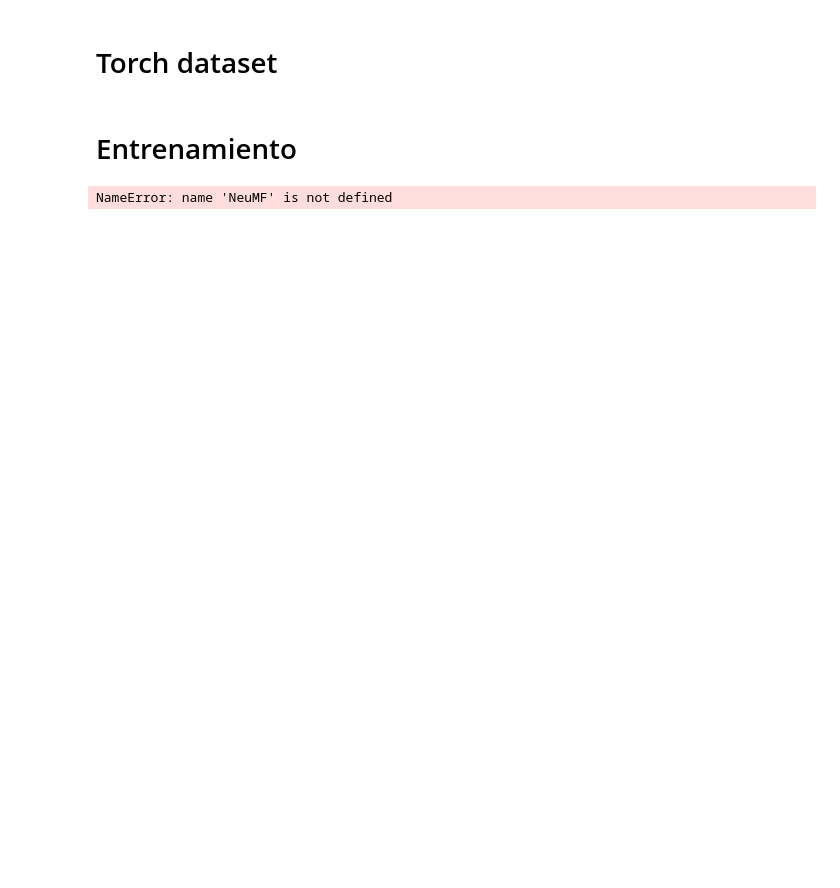
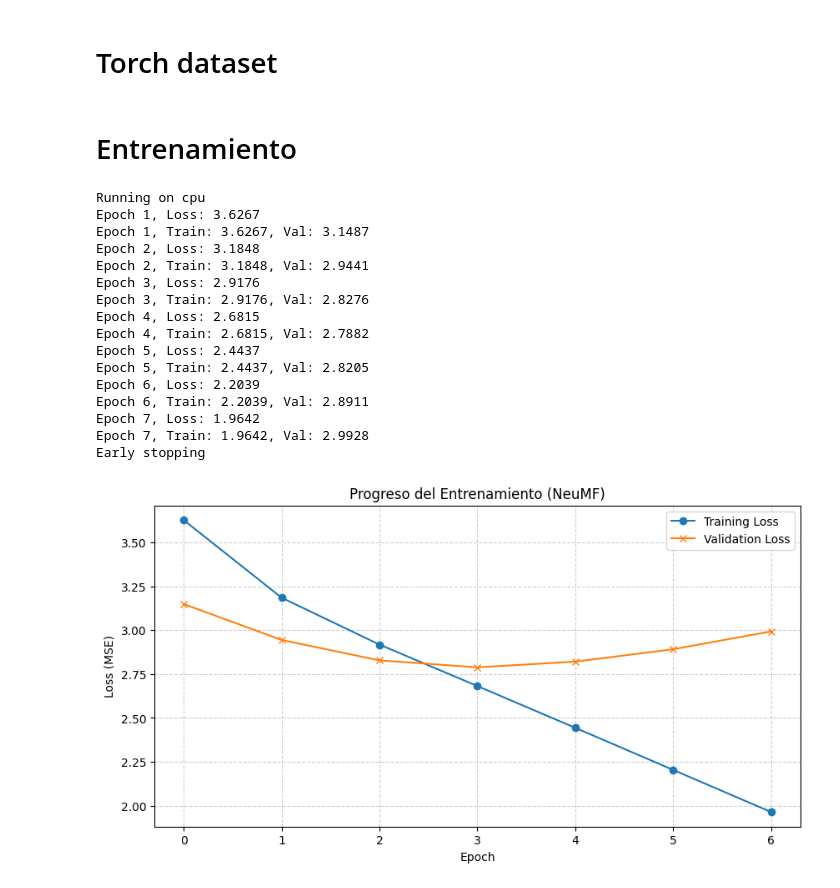
Before and after one commit to yabol02/recommender_systems, a Jupyter notebook: notebooks/deep_learning.ipynb, the cells around one changed output. Cells and saved outputs as stored; diff of their text form; code cells hidden in the pictures; blank space fills up the shorter version.

```diff
--- a/notebooks/deep_learning.ipynb
+++ b/notebooks/deep_learning.ipynb
@@ -119,8 +143,10 @@ joblib.dump(item_enc, os.path.join(folder_path, 'item_encoder.joblib'))
 # Modelo de Deep Learning
 # %%
 class NeuMF(nn.Module):
-    def __init__(self, num_users, num_items, latent_dim=8, layers=[64, 32, 16, 8]):
+    def __init__(self, num_users, num_items, latent_dim=8, layers=[64, 32, 16, 8], min_rating = 1, max_rating = 10):
         super(NeuMF, self).__init__()
+        self.min_rating = min_rating
+        self.max_rating = max_rating
 
         # --- Rama GMF ---
         # Embeddings para la Factorización de Matrices Generalizada
@@ -137,6 +163,7 @@ class NeuMF(nn.Module):
         for i in range(len(layers) - 1):
             mlp_modules.append(nn.Linear(layers[i], layers[i+1]))
             mlp_modules.append(nn.ReLU())
+            mlp_modules.append(nn.Dropout(0.2))
         self.mlp_network = nn.Sequential(*mlp_modules)
 
         # --- Capa de Predicción Final ---
@@ -162,4 +189,4 @@ class NeuMF(nn.Module):
         combined_vector = torch.cat([mf_vector, mlp_vector], dim=-1)
         prediction = self.prediction_layer(combined_vector)
 
-        return self.sigmoid(prediction).view(-1)
+        return (self.min_rating + (self.max_rating - self.min_rating) * self.sigmoid(prediction)).view(-1)
@@ -205,34 +230,81 @@ model.to(device)
 import matplotlib.pyplot as plt
 
 train_losses = []
-
+val_losses = []
 model.to(device)
+best_val = float("inf")
+patience = 2
+counter = 0
 for epoch in range(10):
     model.train()
     epoch_loss = 0
     for batch_user, batch_item, batch_rating in train_loader:
         batch_user, batch_item, batch_rating = batch_user.to(device), batch_item.to(device), batch_rating.to(device)
 
         optimizer.zero_grad()
         predictions = model(batch_user, batch_item)
         loss = criterion(predictions, batch_rating)
         loss.backward()
         optimizer.step()
 
         epoch_loss += loss.item()
 
     avg_loss = epoch_loss / len(train_loader)
     train_losses.append(avg_loss)
-    print(f"Epoch {epoch+1}, Loss: {avg_loss:.4f}")
+    # Eval
+    model.eval()
+    val_loss = 0
+
+    with torch.no_grad():
+        for u, i, r in eval_loader:
+            u, i, r = u.to(device), i.to(device), r.to(device)
+            preds = model(u, i)
+            loss = criterion(preds, r)
+            val_loss += loss.item()
+
+    val_loss /= len(eval_loader)
+    val_losses.append(val_loss)
+
+    print(f"Epoch {epoch+1}, Train: {avg_loss:.4f}, Val: {val_loss:.4f}")
+
+    if val_loss < best_val:
+        best_val = val_loss
+        counter = 0
+        torch.save(model.state_dict(), "best_model.pt")
+    else:
+        counter += 1
+        if counter >= patience:
+            print("Early stopping")
+            break
 
 # --- Generación del Plot ---
 plt.figure(figsize=(10, 5))
-plt.plot(train_losses, label='Training Loss', color='royalblue', marker='o')
+
+plt.plot(train_losses, label='Training Loss', marker='o')
+plt.plot(val_losses, label='Validation Loss', marker='x')
+
 plt.title('Progreso del Entrenamiento (NeuMF)')
 plt.xlabel('Epoch')
 plt.ylabel('Loss (MSE)')
 plt.grid(True, linestyle='--', alpha=0.6)
 plt.legend()
+
 plt.show()
 # %% [output]
-NameError: name 'NeuMF' is not defined
+Running on cpu
+Epoch 1, Loss: 3.6267
+Epoch 1, Train: 3.6267, Val: 3.1487
+Epoch 2, Loss: 3.1848
+Epoch 2, Train: 3.1848, Val: 2.9441
+Epoch 3, Loss: 2.9176
+Epoch 3, Train: 2.9176, Val: 2.8276
+Epoch 4, Loss: 2.6815
+Epoch 4, Train: 2.6815, Val: 2.7882
+Epoch 5, Loss: 2.4437
+Epoch 5, Train: 2.4437, Val: 2.8205
+Epoch 6, Loss: 2.2039
+Epoch 6, Train: 2.2039, Val: 2.8911
+Epoch 7, Loss: 1.9642
+Epoch 7, Train: 1.9642, Val: 2.9928
+Early stopping
+[figure, added]
```
Also changed, not shown: parts of 6 cells of this notebook, 1 other file.
